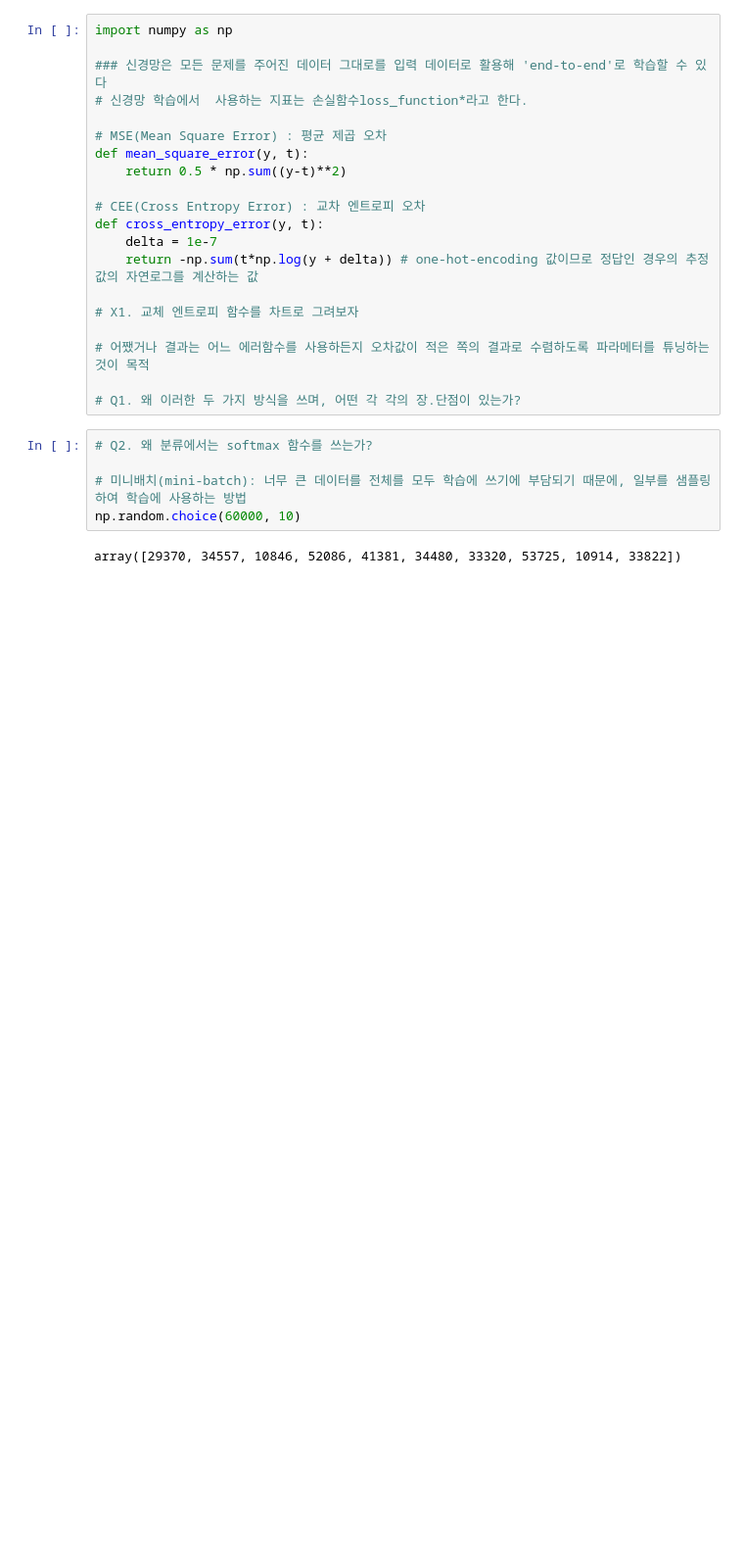
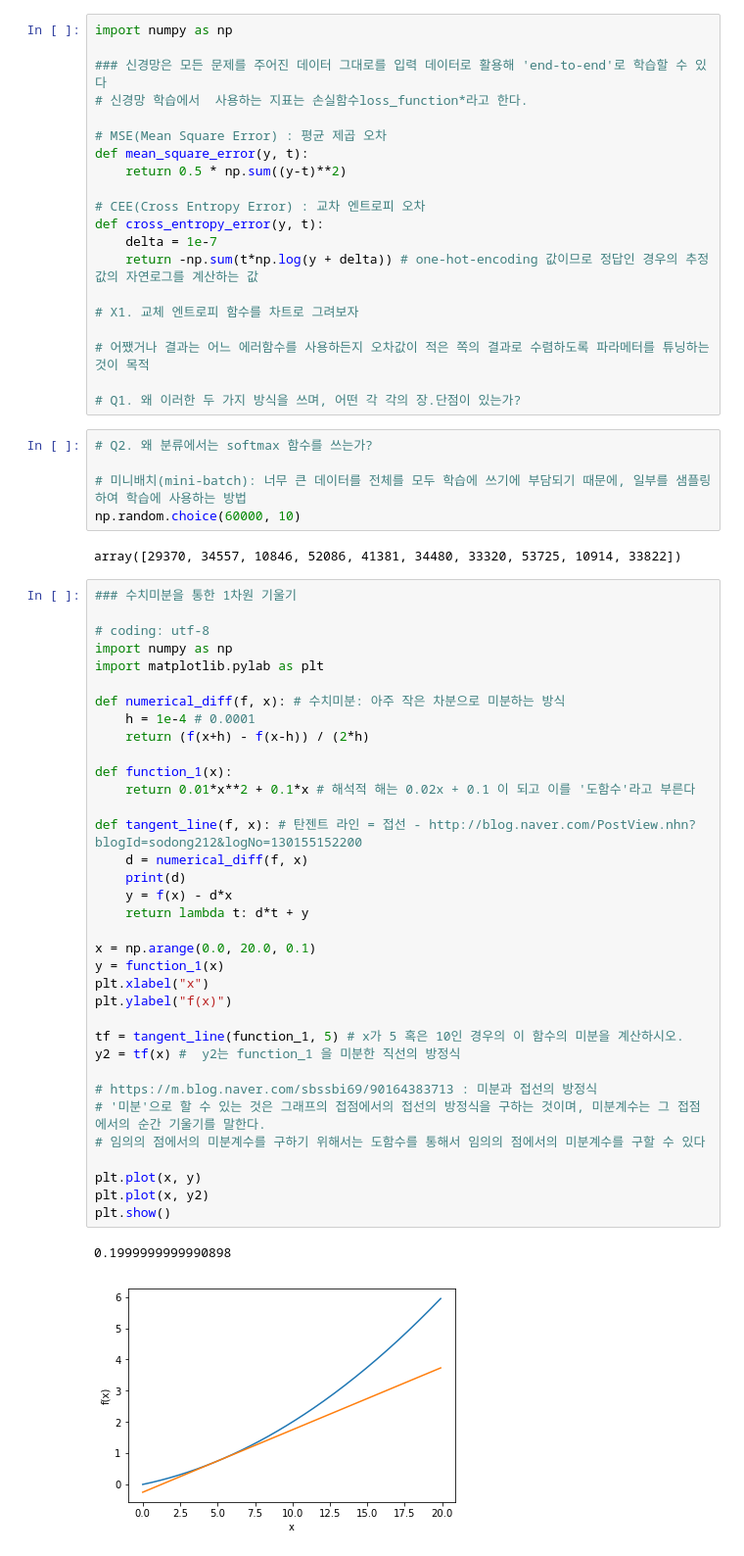
Before and after one commit to psyoblade/modulabs-deeplab-edu5, a Jupyter notebook: 04_learning_neuralnet/learning_neuralnet.ipynb, the cells around one changed output. Shown: that part at 98% size. Drawn from its saved outputs; the diff is of its cells as text; blank space fills up the shorter version.

```diff
--- a/04_learning_neuralnet/learning_neuralnet.ipynb
+++ b/04_learning_neuralnet/learning_neuralnet.ipynb
@@ -25,3 +25,41 @@ def cross_entropy_error(y, t):
 np.random.choice(60000, 10)
 # %% [output]
 array([29370, 34557, 10846, 52086, 41381, 34480, 33320, 53725, 10914, 33822])
+# %%
+### 수치미분을 통한 1차원 기울기
+
+# coding: utf-8
+import numpy as np
+import matplotlib.pylab as plt
+
+def numerical_diff(f, x): # 수치미분: 아주 작은 차분으로 미분하는 방식
+    h = 1e-4 # 0.0001
+    return (f(x+h) - f(x-h)) / (2*h)
+
+def function_1(x):
+    return 0.01*x**2 + 0.1*x # 해석적 해는 0.02x + 0.1 이 되고 이를 '도함수'라고 부른다
+
+def tangent_line(f, x): # 탄젠트 라인 = 접선 - http://blog.naver.com/PostView.nhn?blogId=sodong212&logNo=130155152200
+    d = numerical_diff(f, x)
+    print(d)
+    y = f(x) - d*x
+    return lambda t: d*t + y
+
+x = np.arange(0.0, 20.0, 0.1)
+y = function_1(x)
+plt.xlabel("x")
+plt.ylabel("f(x)")
+
+tf = tangent_line(function_1, 5) # x가 5 혹은 10인 경우의 이 함수의 미분을 계산하시오.
+y2 = tf(x) #  y2는 function_1 을 미분한 직선의 방정식
+
+# https://m.blog.naver.com/sbssbi69/90164383713 : 미분과 접선의 방정식
+# '미분'으로 할 수 있는 것은 그래프의 접점에서의 접선의 방정식을 구하는 것이며, 미분계수는 그 접점에서의 순간 기울기를 말한다.
+# 임의의 점에서의 미분계수를 구하기 위해서는 도함수를 통해서 임의의 점에서의 미분계수를 구할 수 있다
+
+plt.plot(x, y)
+plt.plot(x, y2)
+plt.show()
+# %% [output]
+0.1999999999990898
+[figure, added]
```
Also changed, not shown: parts of 7 cells of this notebook, 1 other file.
